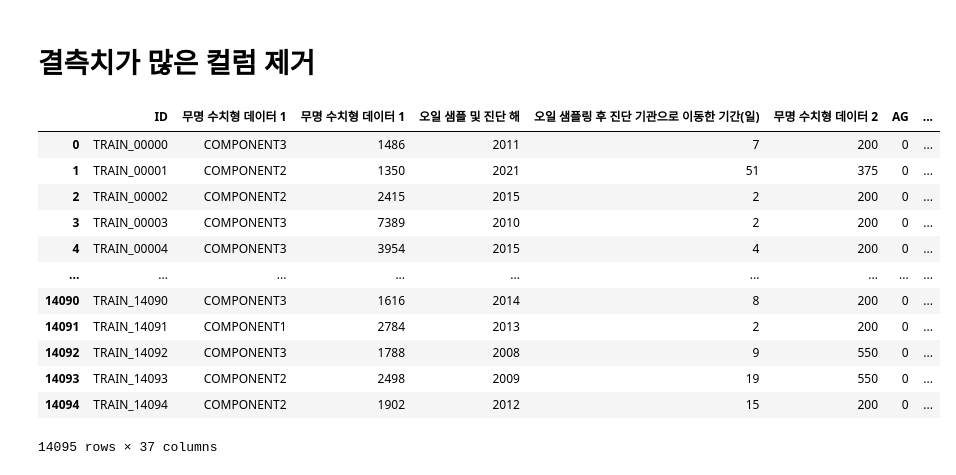
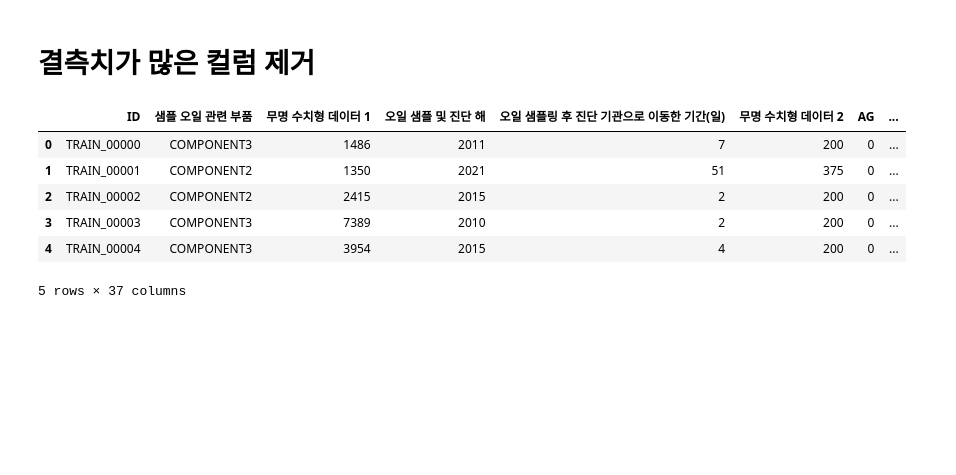
Before and after one commit to YoonJiHwan98/Sejoing_Univ_3-2, a Jupyter notebook: construct_Oil/data_EDA.ipynb, the cells around one changed output. Drawn from its saved outputs; the diff is of its cells as text; code cells hidden in the pictures; blank space fills up the shorter version.

```diff
--- a/construct_Oil/data_EDA.ipynb
+++ b/construct_Oil/data_EDA.ipynb
@@ -6,5 +13,5 @@ import seaborn as sns
 # %%
-df = pd.read_csv(r'C:\Users\yoon9\PycharmProjects\Sejong_Project\construct_Oil\open\train.csv')
+df = pd.read_csv(r'C:\Users\yoon9\PycharmProjects\Sejong_Project\data\construct_Oil_data\train.csv')
 df
 # %% [output]
 |  | ID | COMPONENT_ARBITRARY | ANONYMOUS_1 | YEAR | SAMPLE_TRANSFER_DAY | ANONYMOUS_2 | AG | ... |
@@ -31,18 +38,12 @@ df = df.drop(columns=drop_columns)
 # %%
 df = df.rename(columns={'COMPONENT_ARBITRARY' : '샘플 오일 관련 부품','ANONYMOUS_1' : '무명 수치형 데이터 1','YEAR' : '오일 샘플 및 진단 해','SAMPLE_TRANSFER_DAY':'오일 샘플링 후 진단 기관으로 이동한 기간(일)','ANONYMOUS_2' : '무명 수치형 데이터 2','PQINDEX' : '입자 정량 지수','V40' : '점도 (40도)'})
 # %%
-df
+df.head()
 # %% [output]
-|  | ID | 무명 수치형 데이터 1 | 무명 수치형 데이터 1 | 오일 샘플 및 진단 해 | 오일 샘플링 후 진단 기관으로 이동한 기간(일) | 무명 수치형 데이터 2 | AG | ... |
+|  | ID | 샘플 오일 관련 부품 | 무명 수치형 데이터 1 | 오일 샘플 및 진단 해 | 오일 샘플링 후 진단 기관으로 이동한 기간(일) | 무명 수치형 데이터 2 | AG | ... |
 | 0 | TRAIN_00000 | COMPONENT3 | 1486 | 2011 | 7 | 200 | 0 | ... |
 | 1 | TRAIN_00001 | COMPONENT2 | 1350 | 2021 | 51 | 375 | 0 | ... |
 | 2 | TRAIN_00002 | COMPONENT2 | 2415 | 2015 | 2 | 200 | 0 | ... |
 | 3 | TRAIN_00003 | COMPONENT3 | 7389 | 2010 | 2 | 200 | 0 | ... |
 | 4 | TRAIN_00004 | COMPONENT3 | 3954 | 2015 | 4 | 200 | 0 | ... |
-| ... | ... | ... | ... | ... | ... | ... | ... | ... |
-| 14090 | TRAIN_14090 | COMPONENT3 | 1616 | 2014 | 8 | 200 | 0 | ... |
-| 14091 | TRAIN_14091 | COMPONENT1 | 2784 | 2013 | 2 | 200 | 0 | ... |
-| 14092 | TRAIN_14092 | COMPONENT3 | 1788 | 2008 | 9 | 550 | 0 | ... |
-| 14093 | TRAIN_14093 | COMPONENT2 | 2498 | 2009 | 19 | 550 | 0 | ... |
-| 14094 | TRAIN_14094 | COMPONENT2 | 1902 | 2012 | 15 | 200 | 0 | ... |
-14095 rows × 37 columns
+5 rows × 37 columns
```
Also changed, not shown: parts of 10 cells of this notebook.
